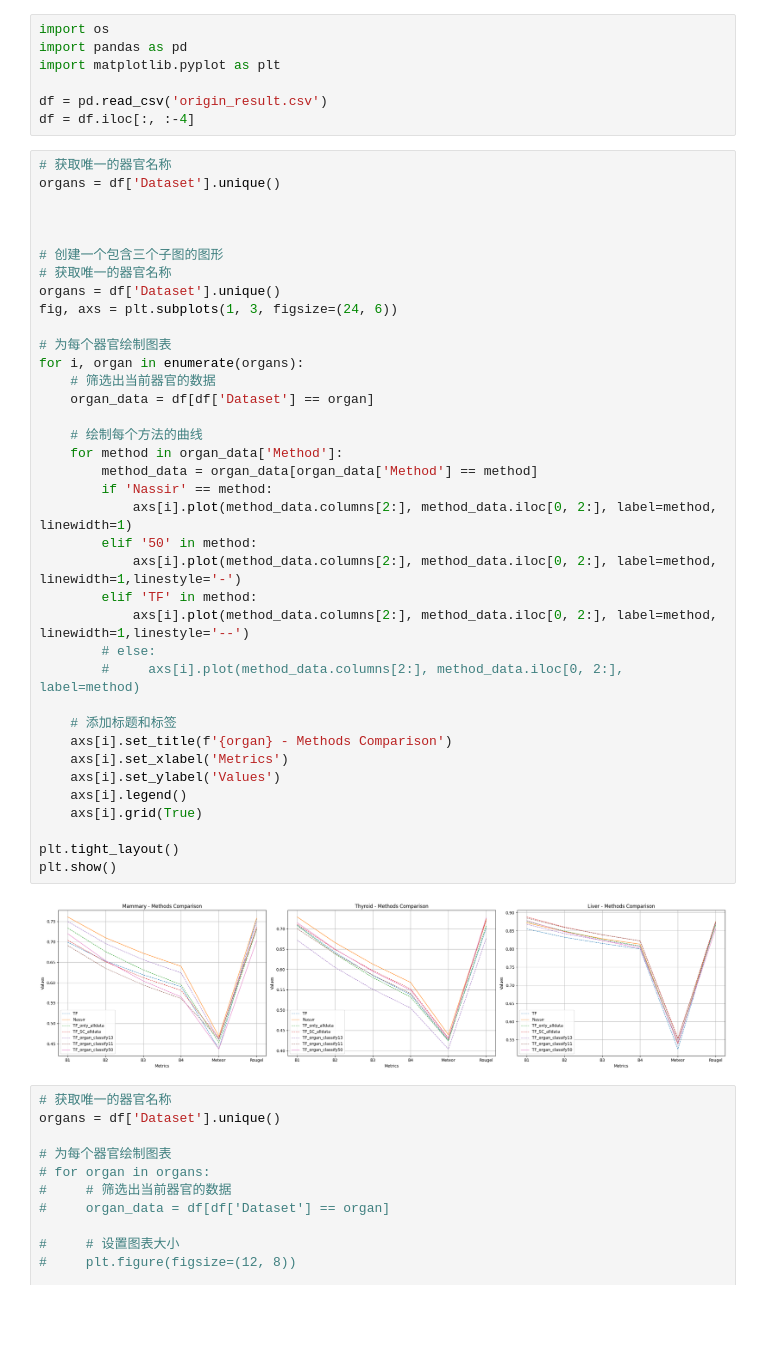
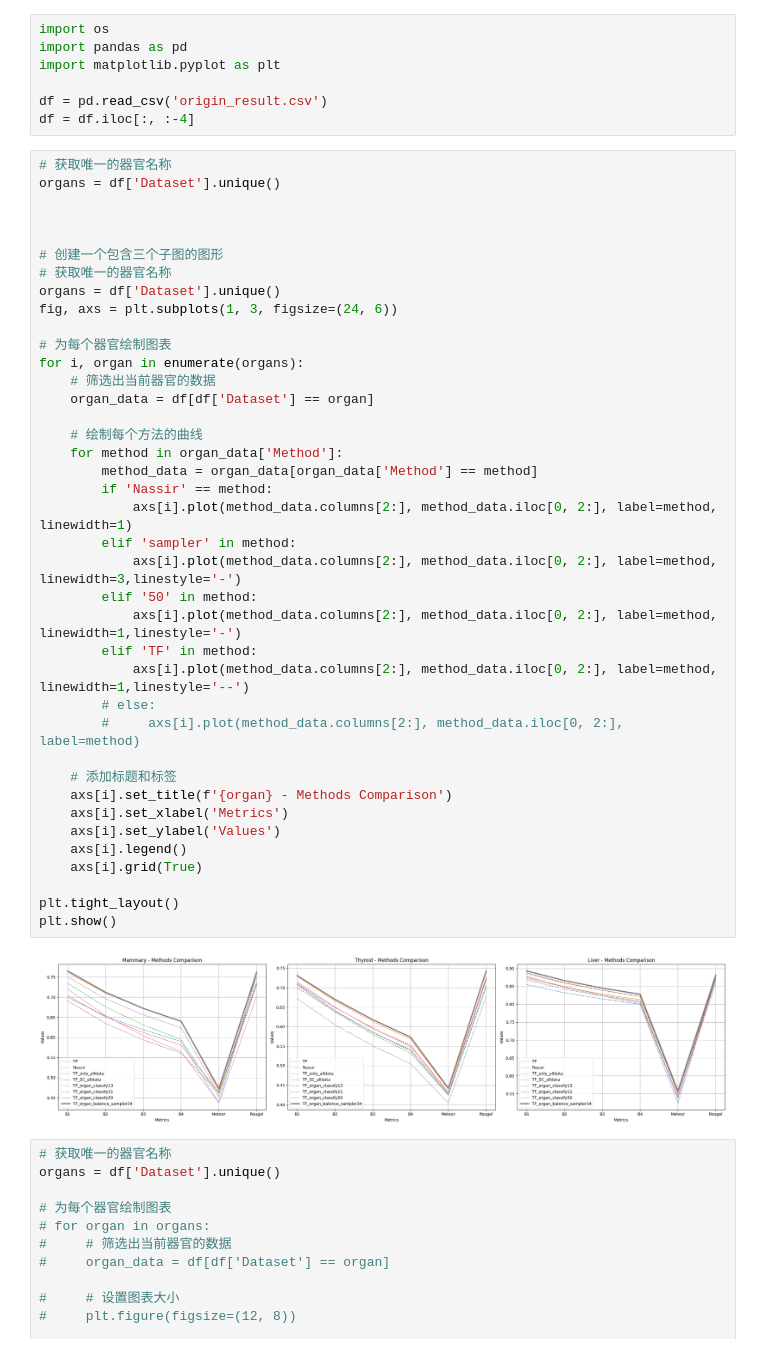
Before and after one commit to chenzhwsysu57/Ultrasound-Report-Generation, a Jupyter notebook: result_viewer.ipynb, the cells around one changed output. Drawn from its saved outputs; the diff is of its cells as text; blank space fills up the shorter version.

Commit message:
trained sampler to sota

```diff
--- a/result_viewer.ipynb
+++ b/result_viewer.ipynb
@@ -16,34 +16,36 @@ organs = df['Dataset'].unique()
 organs = df['Dataset'].unique()
 fig, axs = plt.subplots(1, 3, figsize=(24, 6))
 
 # 为每个器官绘制图表
 for i, organ in enumerate(organs):
     # 筛选出当前器官的数据
     organ_data = df[df['Dataset'] == organ]
 
     # 绘制每个方法的曲线
     for method in organ_data['Method']:
         method_data = organ_data[organ_data['Method'] == method]
         if 'Nassir' == method:
             axs[i].plot(method_data.columns[2:], method_data.iloc[0, 2:], label=method, linewidth=1)
+        elif 'sampler' in method:
+            axs[i].plot(method_data.columns[2:], method_data.iloc[0, 2:], label=method, linewidth=3,linestyle='-')
         elif '50' in method:
             axs[i].plot(method_data.columns[2:], method_data.iloc[0, 2:], label=method, linewidth=1,linestyle='-')
         elif 'TF' in method:
             axs[i].plot(method_data.columns[2:], method_data.iloc[0, 2:], label=method, linewidth=1,linestyle='--')
         # else:
         #     axs[i].plot(method_data.columns[2:], method_data.iloc[0, 2:], label=method)
 
     # 添加标题和标签
     axs[i].set_title(f'{organ} - Methods Comparison')
     axs[i].set_xlabel('Metrics')
     axs[i].set_ylabel('Values')
     axs[i].legend()
     axs[i].grid(True)
 
 plt.tight_layout()
 plt.show()
 # %% [output]
-[figure, old version]
+[figure, new version]
 # %%
 # 获取唯一的器官名称
 organs = df['Dataset'].unique()
```
Also changed, not shown: 4 other files.
